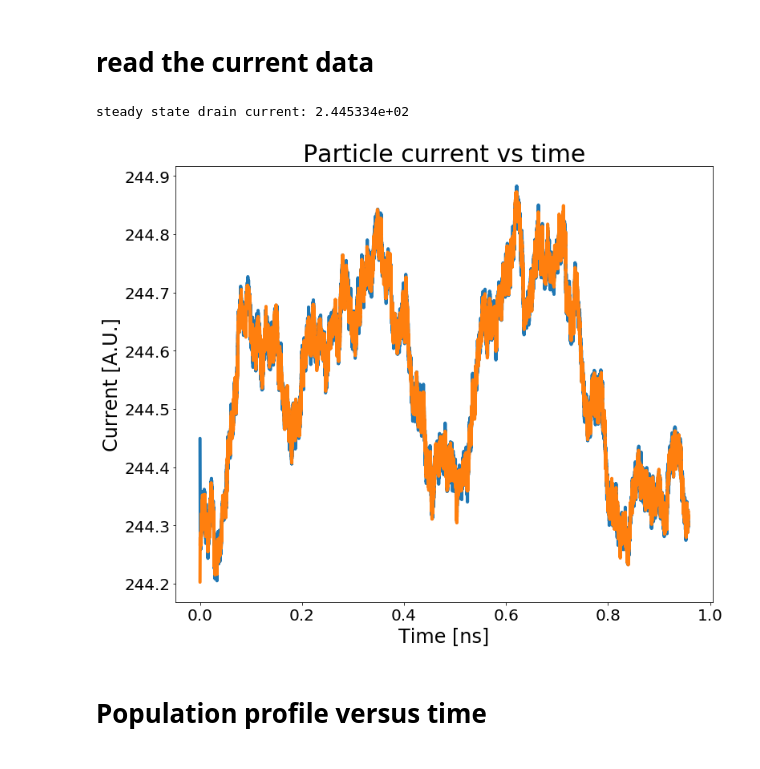
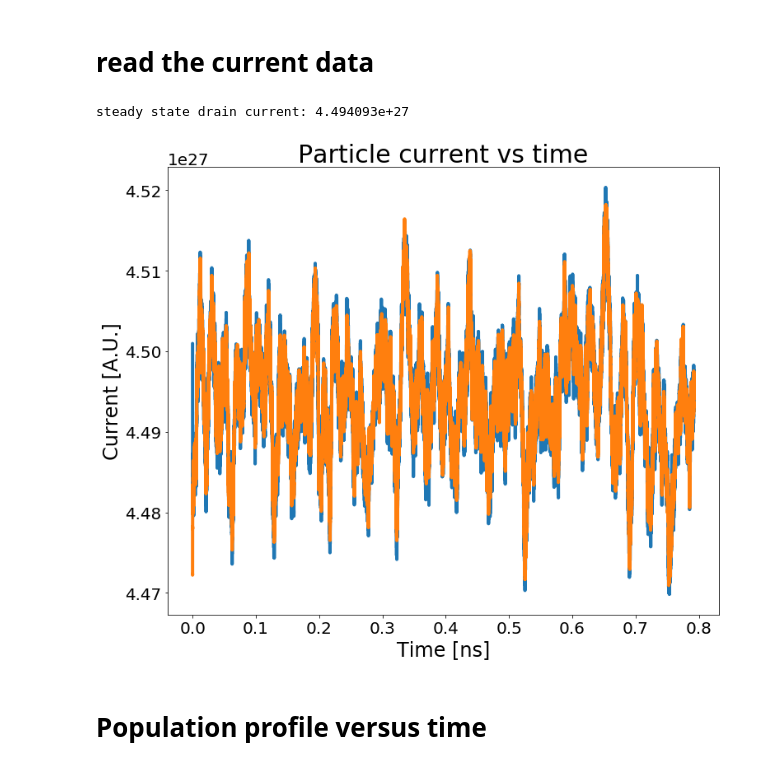
Before and after one commit to amirhosseindavoody/cnt_film_monte_carlo, a Jupyter notebook: visualization/monte_carlo_results.ipynb, the cells around one changed output. Saved outputs shown, nothing was run; the diff lists cells and outputs as text; code cells hidden in the pictures.

```diff
--- a/visualization/monte_carlo_results.ipynb
+++ b/visualization/monte_carlo_results.ipynb
@@ -29,7 +30,7 @@ eV = 1.6e-19 # electron volt in Jouls
 directories = list()
 
 directories.append(os.path.expanduser("~/research/monte_carlo_fiber"))
-directories.append(os.path.expanduser("~/research/monte_carlo_fiber_track_particle"))
+# directories.append(os.path.expanduser("~/research/monte_carlo_fiber_track_particle"))
 # directories.append(os.path.expanduser("~/research/monte_carlo_fiber_particle_track"))
 
 # directories.append(os.path.expanduser("~/research/monte_carlo_davoody_realistic_random_5to20_bids_1.5nm_thick"))
@@ -53,38 +54,39 @@ def plot_current(directory, box_size=200, color=None, ax=None):
 
     assert (current.shape[0] > box_size), "box_size must be smaller than the number of time steps: {}".format(current.shape[0])
 
     # calculate and plot box average of the data
     box = np.ones(box_size)
     smooth_current = np.zeros((current.shape[0]-box.shape[0]+1,current.shape[1]))
     for i in range(0,current.shape[1]):
         smooth_current[:,i] = np.convolve(current[:,i], box, mode='valid')/np.sum(box)
 
     steady_current = np.average(current)
     print("steady state drain current: {:.6e}".format(steady_current))
 
     ax.plot(time[:smooth_current.shape[0]]*1.e9,(smooth_current[:,:]), linewidth=4, color=color)
     ax.set_title("Particle current vs time",fontsize=30)
     ax.set_xlabel("Time [ns]",fontsize=24)
     ax.set_ylabel("Current [A.U.]",fontsize=24)
     ax.tick_params(labelsize=20)
     return steady_current
 
-
-current = np.array([])
+current = []
 
 fig = plt.figure(figsize=(12,10))
 ax = fig.add_subplot(1,1,1)
 legends = []
 for d in directories:
     c = plot_current(d, ax=ax, box_size=10000)
-    current = np.append(current,c)
+    current.append(c)
     legends.append(os.path.basename(d))
+
+current = np.array(current)
 # _ = ax.legend(legends, fontsize=14)
 # ax.set_xlim([0,0.1])
 # ax.set_ylim([-0, 300])
 # %% [output]
-steady state drain current: 2.445334e+02
+steady state drain current: 4.494093e+27
-[figure, old version]
+[figure, new version]
 # %% [markdown]
 # Population profile versus time
 # %%
```
Also changed, not shown: parts of 5 cells of this notebook, 2 other files.
